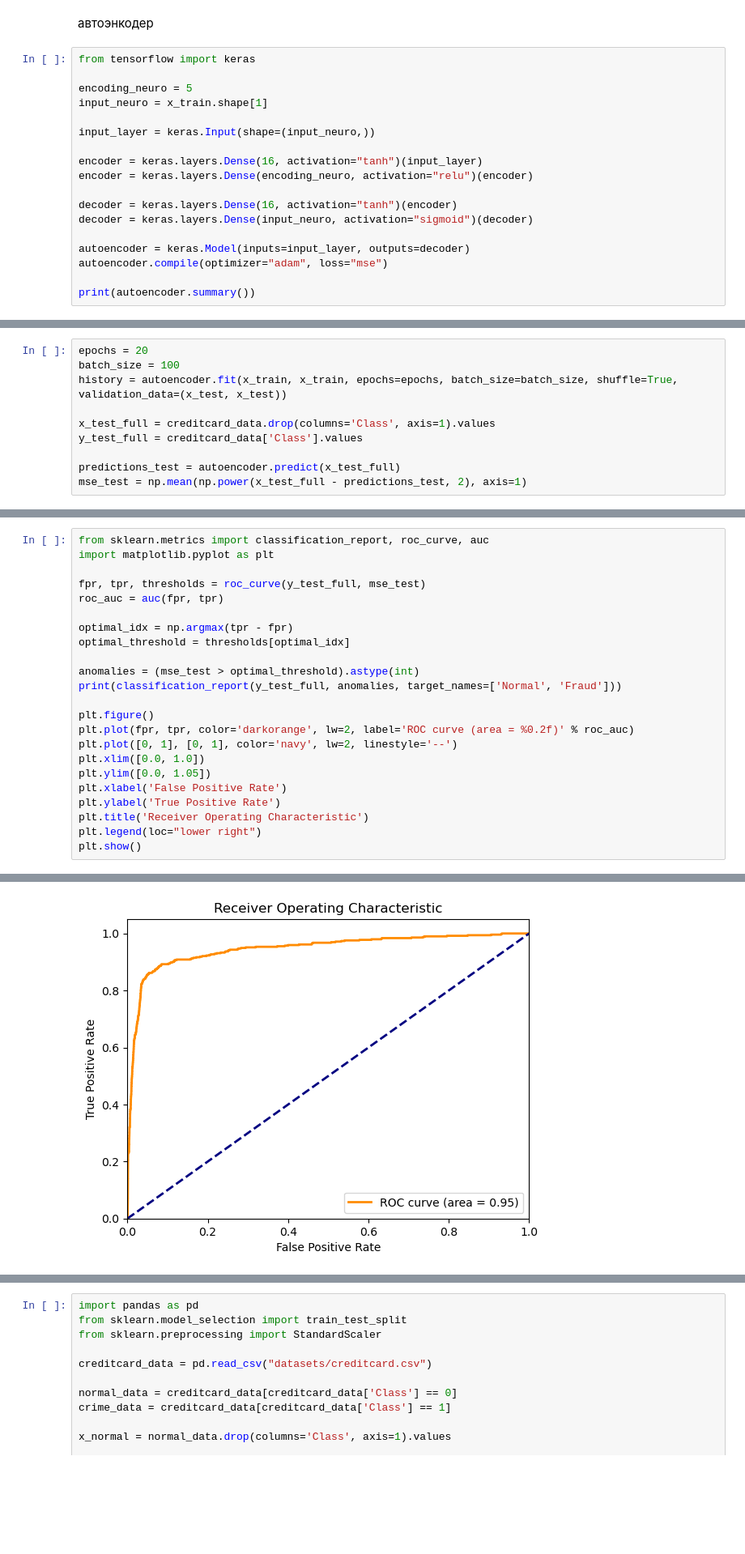
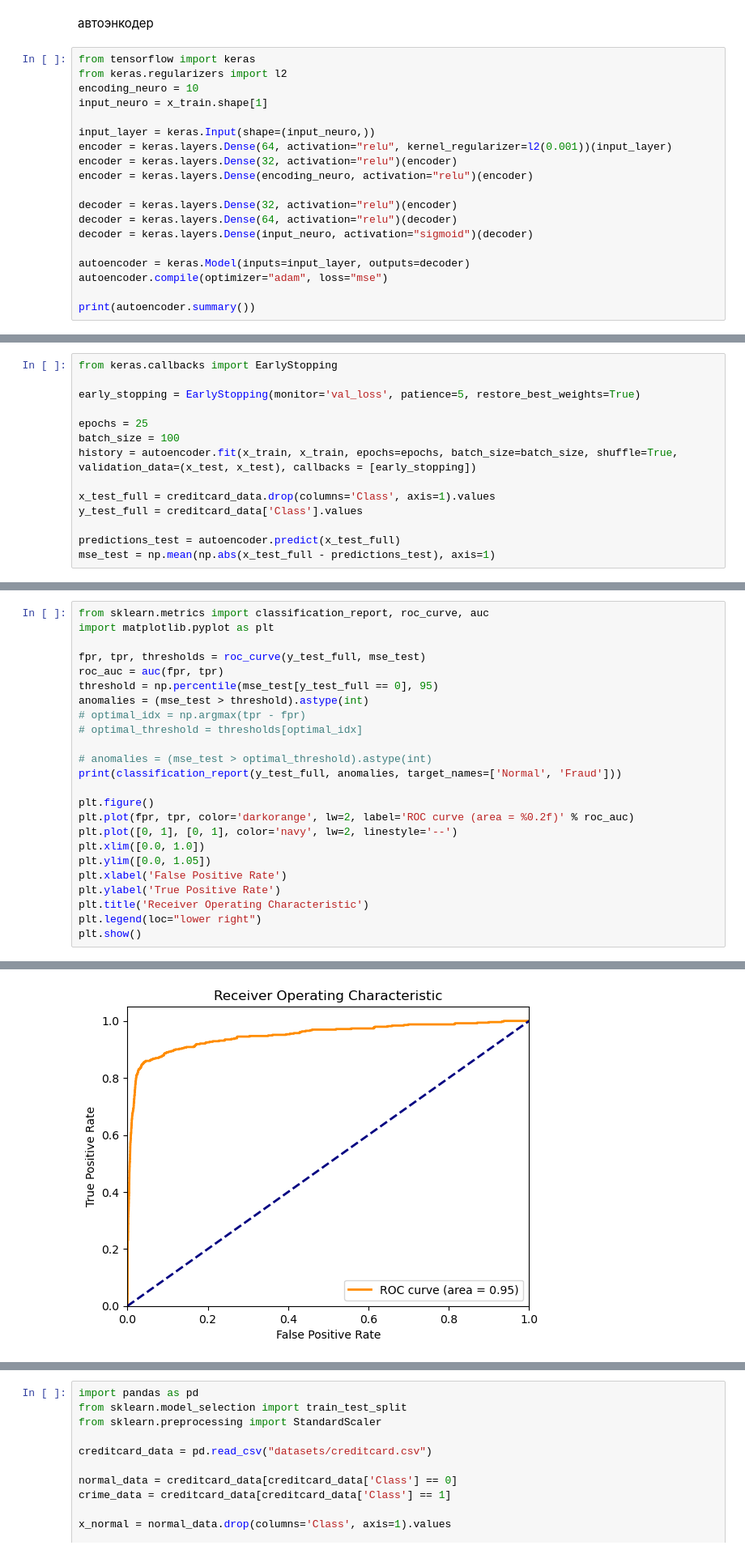
Before and after one commit to Aliteya/Data-analysis, a Jupyter notebook: Stage_2/carder.ipynb, the cells around one changed output, grey strips where cells are left out. Shown at 81% size. Saved outputs shown, nothing was run; the diff lists cells and outputs as text; blank space fills up the shorter version.

```diff
--- a/Stage_2/carder.ipynb
+++ b/Stage_2/carder.ipynb
@@ -255,16 +255,17 @@ x_train, x_test = train_test_split(x_normal, test_size=0.2, random_state=50)
 автоэнкодер
 # %%
 from tensorflow import keras
-
-encoding_neuro = 5
+from keras.regularizers import l2
+encoding_neuro = 10
 input_neuro = x_train.shape[1]
 
 input_layer = keras.Input(shape=(input_neuro,))
-
-encoder = keras.layers.Dense(16, activation="tanh")(input_layer)
+encoder = keras.layers.Dense(64, activation="relu", kernel_regularizer=l2(0.001))(input_layer)
+encoder = keras.layers.Dense(32, activation="relu")(encoder)
 encoder = keras.layers.Dense(encoding_neuro, activation="relu")(encoder)
 
-decoder = keras.layers.Dense(16, activation="tanh")(encoder)
+decoder = keras.layers.Dense(32, activation="relu")(encoder)
+decoder = keras.layers.Dense(64, activation="relu")(decoder)
 decoder = keras.layers.Dense(input_neuro, activation="sigmoid")(decoder)
 
 autoencoder = keras.Model(inputs=input_layer, outputs=decoder)
@@ -293,13 +291,17 @@ Non-trainable params: 0
 _________________________________________________________________
 None
 # %%
-epochs = 20
+from keras.callbacks import EarlyStopping
+
+early_stopping = EarlyStopping(monitor='val_loss', patience=5, restore_best_weights=True)
+
+epochs = 25
 batch_size = 100
-history = autoencoder.fit(x_train, x_train, epochs=epochs, batch_size=batch_size, shuffle=True, validation_data=(x_test, x_test))
+history = autoencoder.fit(x_train, x_train, epochs=epochs, batch_size=batch_size, shuffle=True, validation_data=(x_test, x_test), callbacks = [early_stopping])
 
 x_test_full = creditcard_data.drop(columns='Class', axis=1).values
 y_test_full = creditcard_data['Class'].values
 
 predictions_test = autoencoder.predict(x_test_full)
-mse_test = np.mean(np.power(x_test_full - predictions_test, 2), axis=1)
+mse_test = np.mean(np.abs(x_test_full - predictions_test), axis=1)
 # %% [output]
@@ -326,11 +328,12 @@ import matplotlib.pyplot as plt
 
 fpr, tpr, thresholds = roc_curve(y_test_full, mse_test)
 roc_auc = auc(fpr, tpr)
+threshold = np.percentile(mse_test[y_test_full == 0], 95)
+anomalies = (mse_test > threshold).astype(int)
+# optimal_idx = np.argmax(tpr - fpr)
+# optimal_threshold = thresholds[optimal_idx]
 
-optimal_idx = np.argmax(tpr - fpr)
-optimal_threshold = thresholds[optimal_idx]
-
-anomalies = (mse_test > optimal_threshold).astype(int)
+# anomalies = (mse_test > optimal_threshold).astype(int)
 print(classification_report(y_test_full, anomalies, target_names=['Normal', 'Fraud']))
 
 plt.figure()
@@ -354,3 +357,3 @@ plt.show()
 weighted avg       1.00      0.95      0.97    284807
-[figure, old version]
+[figure, new version]
 # %% [markdown]
```
Also changed, not shown: parts of 4 cells of this notebook, 1 other file.
